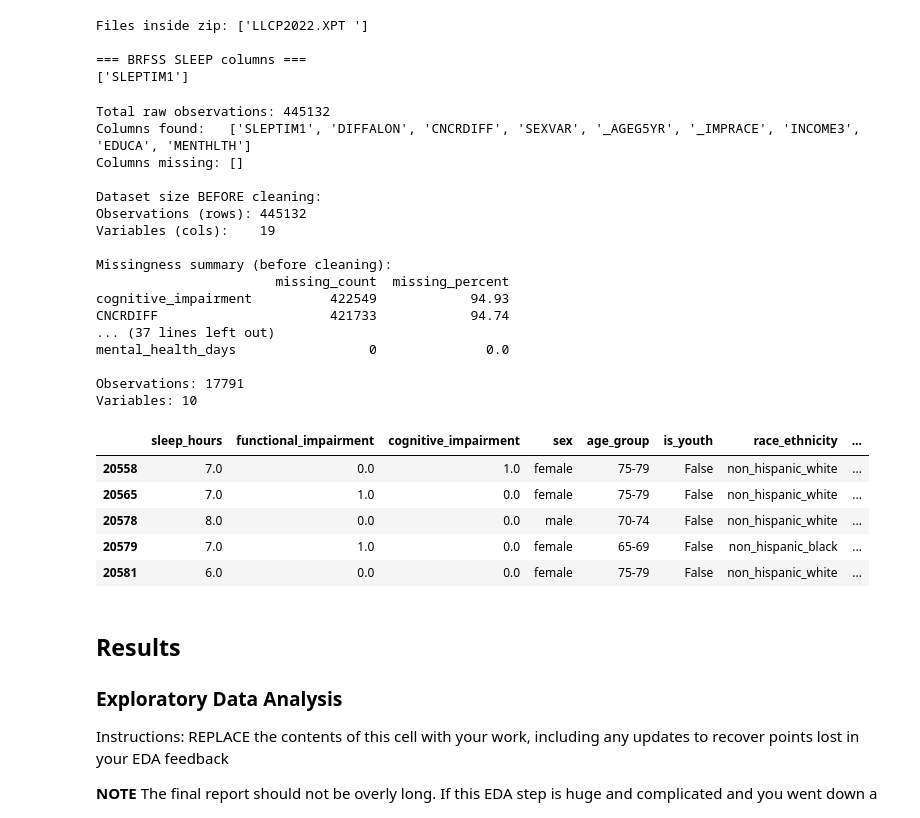
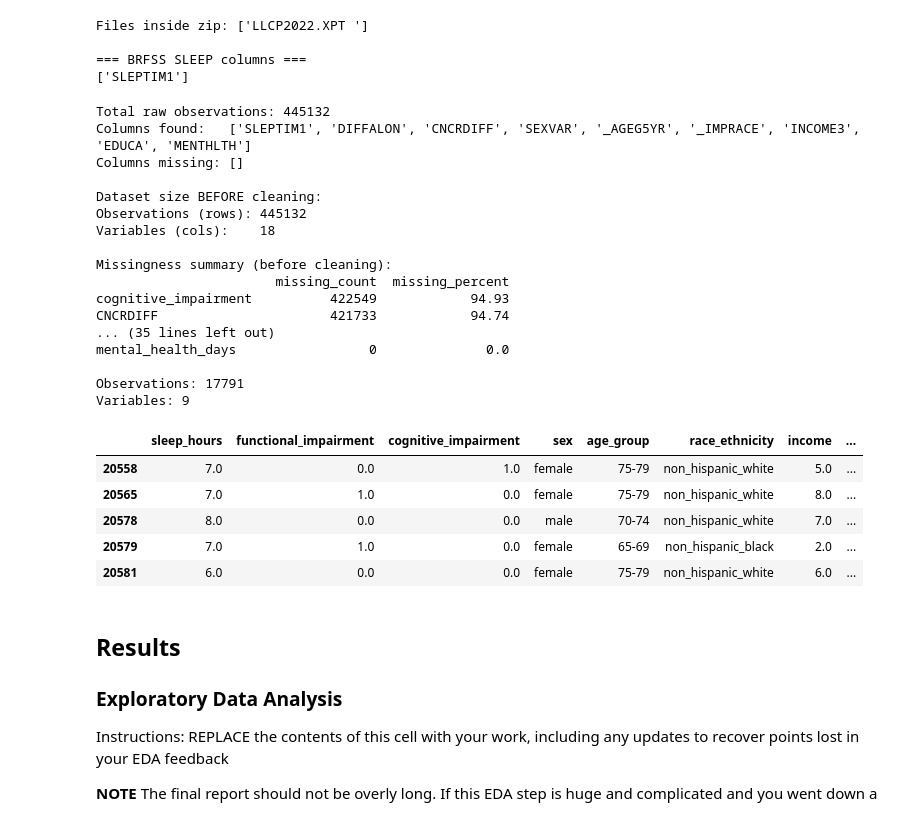
Before and after one commit to COGS108/Group150_WI26, a Jupyter notebook: 03-FinalProject.ipynb, the cells around one changed output. Cells and saved outputs as stored; diff of their text form; code cells hidden in the pictures.

```diff
--- a/03-FinalProject.ipynb
+++ b/03-FinalProject.ipynb
@@ -432,11 +432,6 @@ age_map = {
 }
 df["age_group"] = num(df["_AGEG5YR"]).map(age_map)
 
-# Youth flag (matches teammates' Y_DEMO youth dataset focus)
-df["is_youth"] = num(df["_AGEG5YR"]).apply(
-    lambda x: True if x == 1 else (False if pd.notna(x) else np.nan)
-)
-
 # Race/ethnicity (matches teammates' race_ethnicity naming convention)
 race_map = {
     1: "non_hispanic_white",
@@ -500,7 +495,6 @@ keep_cols = [
     "cognitive_impairment",
     "sex",
     "age_group",
-    "is_youth",
     "race_ethnicity",
     "income",
     "education",
@@ -514,42 +508,42 @@ print("\nDataset size AFTER cleaning:")
 print(f"Observations (rows): {df_clean.shape[0]}")
 print(f"Variables (cols):    {df_clean.shape[1]}")
 
 missing_summary_after = pd.DataFrame({
     "missing_count":   df_clean.isna().sum(),
     "missing_percent": (df_clean.isna().mean() * 100).round(2)
 }).sort_values("missing_percent", ascending=False)
 print("\nMissingness summary (after cleaning):")
 print(missing_summary_after)
 
 print("\nObservations:", df_clean.shape[0])
 print("Variables:",    df_clean.shape[1])
 
 df_clean.to_csv('data/02-processed/brfss2022_sleep_clean.csv', index=False)
 df_clean.head()
 # %% [output]
 Total raw observations: 445132
 Columns found:   ['SLEPTIM1', 'DIFFALON', 'CNCRDIFF', 'SEXVAR', '_AGEG5YR', '_IMPRACE', 'INCOME3', 'EDUCA', 'MENTHLTH']
 Columns missing: []
 
 Dataset size BEFORE cleaning:
 Observations (rows): 445132
-Variables (cols):    19
+Variables (cols):    18
 
 Missingness summary (before cleaning):
                        missing_count  missing_percent
 cognitive_impairment          422549            94.93
 CNCRDIFF                      421733            94.74
-... (37 lines left out)
+... (35 lines left out)
 mental_health_days                 0              0.0
 
 Observations: 17791
-Variables: 10
+Variables: 9
-|  | sleep_hours | functional_impairment | cognitive_impairment | sex | age_group | is_youth | race_ethnicity | ... |
-| 20558 | 7.0 | 0.0 | 1.0 | female | 75-79 | False | non_hispanic_white | ... |
-| 20565 | 7.0 | 1.0 | 0.0 | female | 75-79 | False | non_hispanic_white | ... |
-| 20578 | 8.0 | 0.0 | 0.0 | male | 70-74 | False | non_hispanic_white | ... |
-| 20579 | 7.0 | 1.0 | 0.0 | female | 65-69 | False | non_hispanic_black | ... |
-| 20581 | 6.0 | 0.0 | 0.0 | female | 75-79 | False | non_hispanic_white | ... |
+|  | sleep_hours | functional_impairment | cognitive_impairment | sex | age_group | race_ethnicity | income | ... |
+| 20558 | 7.0 | 0.0 | 1.0 | female | 75-79 | non_hispanic_white | 5.0 | ... |
+| 20565 | 7.0 | 1.0 | 0.0 | female | 75-79 | non_hispanic_white | 8.0 | ... |
+| 20578 | 8.0 | 0.0 | 0.0 | male | 70-74 | non_hispanic_white | 7.0 | ... |
+| 20579 | 7.0 | 1.0 | 0.0 | female | 65-69 | non_hispanic_black | 2.0 | ... |
+| 20581 | 6.0 | 0.0 | 0.0 | female | 75-79 | non_hispanic_white | 6.0 | ... |
 # %% [markdown]
 ## Results
 
```
Also changed, not shown: parts of 10 cells of this notebook.
